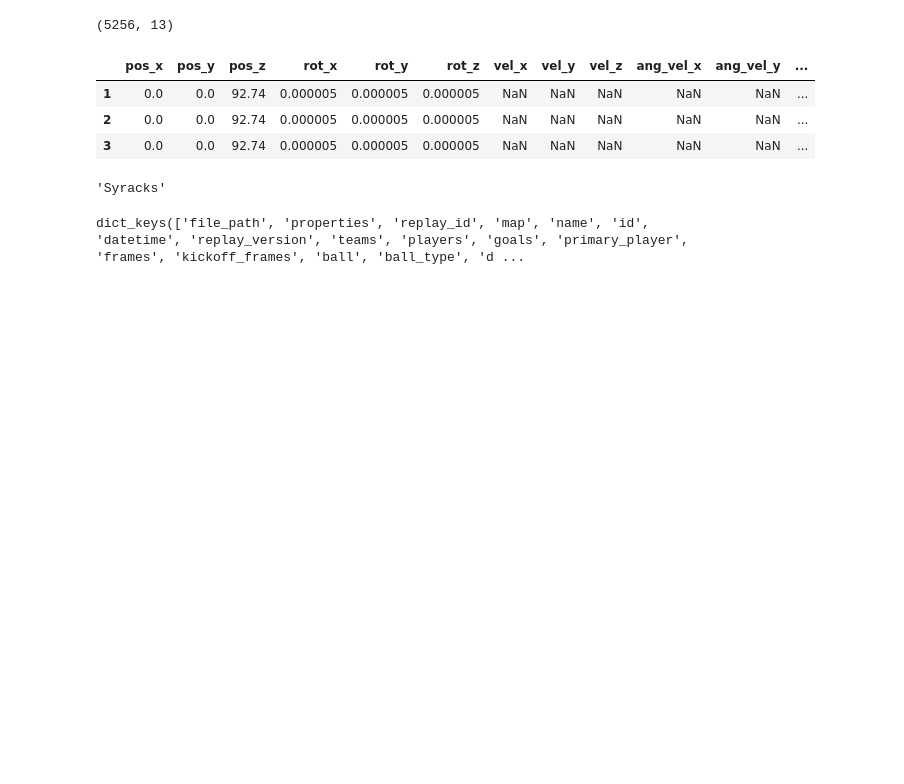
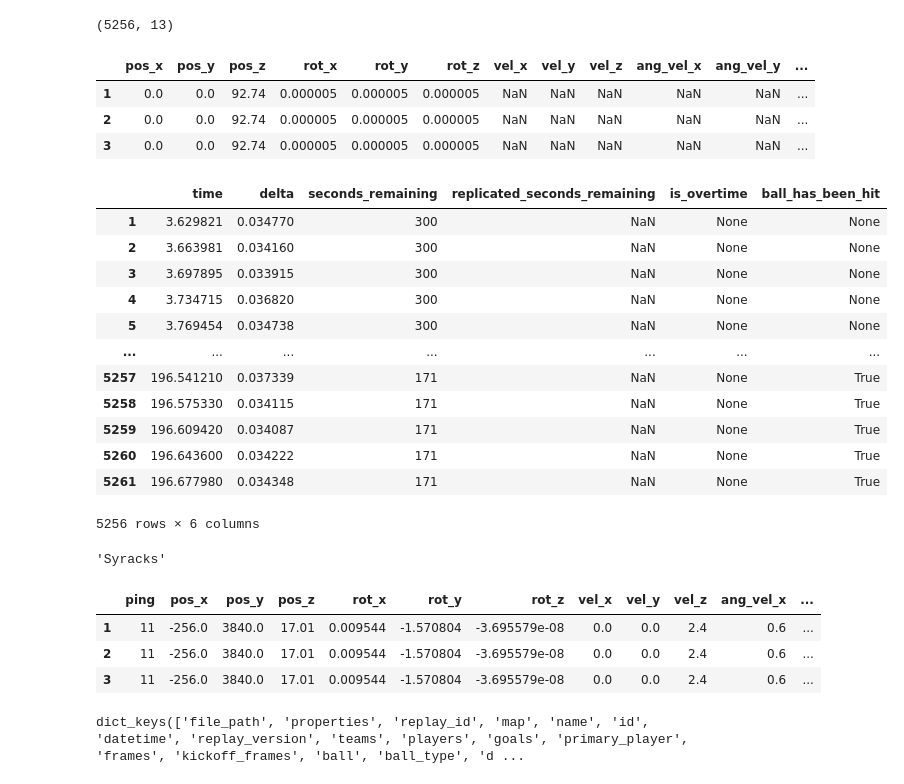
Before and after one commit to danielmoniz/rl_replay_data, a Jupyter notebook: build_model_relative.ipynb, the cells around one changed output. Saved outputs shown, nothing was run; the diff lists cells and outputs as text; code cells hidden in the pictures; blank space fills up the shorter version.

```diff
--- a/build_model_relative.ipynb
+++ b/build_model_relative.ipynb
@@ -87,10 +131,33 @@ game.ball.head(3)
 | 1 | 0.0 | 0.0 | 92.74 | 0.000005 | 0.000005 | 0.000005 | NaN | NaN | NaN | NaN | NaN | ... |
 | 2 | 0.0 | 0.0 | 92.74 | 0.000005 | 0.000005 | 0.000005 | NaN | NaN | NaN | NaN | NaN | ... |
 | 3 | 0.0 | 0.0 | 92.74 | 0.000005 | 0.000005 | 0.000005 | NaN | NaN | NaN | NaN | NaN | ... |
+# %%
+game.frames
+# %% [output]
+|  | time | delta | seconds_remaining | replicated_seconds_remaining | is_overtime | ball_has_been_hit |
+| 1 | 3.629821 | 0.034770 | 300 | NaN | None | None |
+| 2 | 3.663981 | 0.034160 | 300 | NaN | None | None |
+| 3 | 3.697895 | 0.033915 | 300 | NaN | None | None |
+| 4 | 3.734715 | 0.036820 | 300 | NaN | None | None |
+| 5 | 3.769454 | 0.034738 | 300 | NaN | None | None |
+| ... | ... | ... | ... | ... | ... | ... |
+| 5257 | 196.541210 | 0.037339 | 171 | NaN | None | True |
+| 5258 | 196.575330 | 0.034115 | 171 | NaN | None | True |
+| 5259 | 196.609420 | 0.034087 | 171 | NaN | None | True |
+| 5260 | 196.643600 | 0.034222 | 171 | NaN | None | True |
+| 5261 | 196.677980 | 0.034348 | 171 | NaN | None | True |
+5256 rows × 6 columns
 # %%
 game.players[0].name
 # %% [output]
 'Syracks'
+# %%
+game.players[0].data.head(3)
+# %% [output]
+|  | ping | pos_x | pos_y | pos_z | rot_x | rot_y | rot_z | vel_x | vel_y | vel_z | ang_vel_x | ... |
+| 1 | 11 | -256.0 | 3840.0 | 17.01 | 0.009544 | -1.570804 | -3.695579e-08 | 0.0 | 0.0 | 2.4 | 0.6 | ... |
+| 2 | 11 | -256.0 | 3840.0 | 17.01 | 0.009544 | -1.570804 | -3.695579e-08 | 0.0 | 0.0 | 2.4 | 0.6 | ... |
+| 3 | 11 | -256.0 | 3840.0 | 17.01 | 0.009544 | -1.570804 | -3.695579e-08 | 0.0 | 0.0 | 2.4 | 0.6 | ... |
 # %%
 game.__dict__.keys()
 # %% [output]
```
Also changed, not shown: parts of 12 cells of this notebook.
